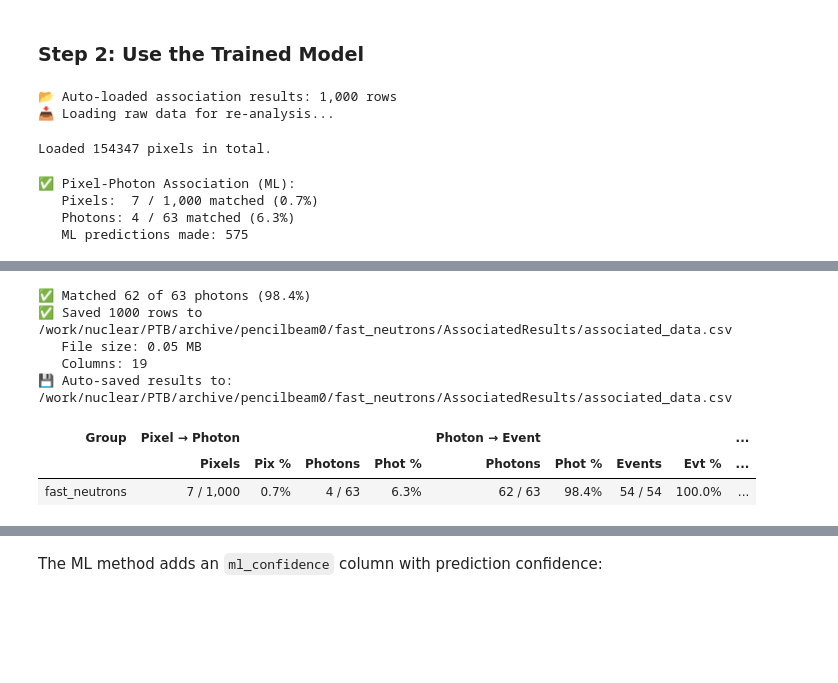
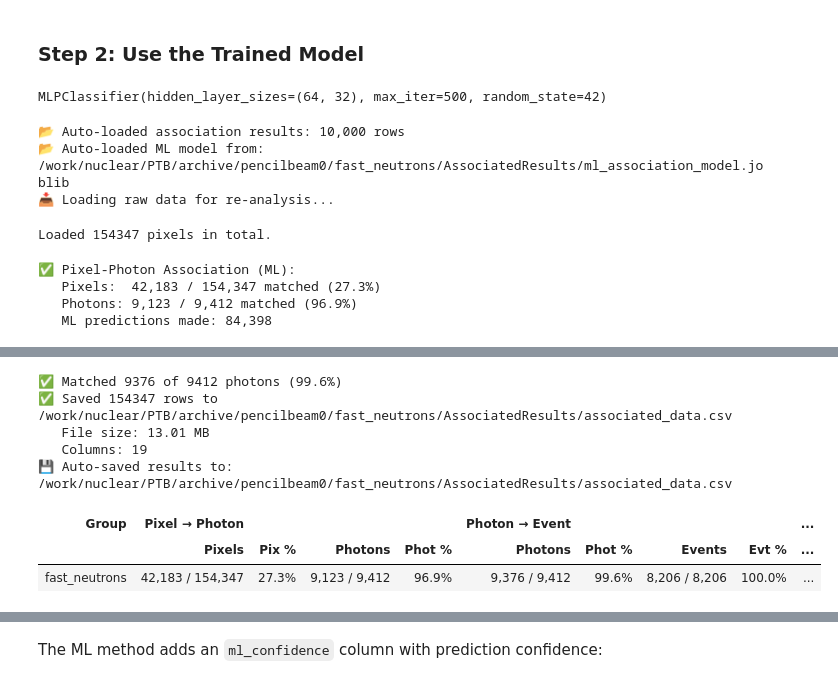
Before and after one commit to TsvikiHirsh/neutron_event_analyzer, a Jupyter notebook: notebooks/advanced_association_methods.ipynb, the cells around one changed output, grey strips where cells are left out. Drawn from its saved outputs; the diff is of its cells as text; code cells hidden in the pictures; blank space fills up the shorter version.

```diff
--- a/notebooks/advanced_association_methods.ipynb
+++ b/notebooks/advanced_association_methods.ipynb
@@ -153,15 +154,19 @@ Available model types:
 | `torch` | PyTorch Neural Network |
 # %% [markdown]
 ### Step 2: Use the Trained Model
+# %%
+model
+# %% [output]
+MLPClassifier(hidden_layer_sizes=(64, 32), max_iter=500, random_state=42)
 # %%
-assoc_ml = nea.Analyse(data_path, pixels=True, photons=True, events=True, limit=1000)
-assoc_ml._ml_association_model = model
+assoc_ml = nea.Analyse(data_path, pixels=True, photons=True, events=True)
 assoc_ml.associate(method='ml')
 # %% [output]
-📂 Auto-loaded association results: 1,000 rows
+📂 Auto-loaded association results: 10,000 rows
+📂 Auto-loaded ML model from: /work/nuclear/PTB/archive/pencilbeam0/fast_neutrons/AssociatedResults/ml_association_model.joblib
 📥 Loading raw data for re-analysis...
 Loaded 154347 pixels in total.
 ✅ Pixel-Photon Association (ML):
-   Pixels:  7 / 1,000 matched (0.7%)
-   Photons: 4 / 63 matched (6.3%)
-   ML predictions made: 575
+   Pixels:  42,183 / 154,347 matched (27.3%)
+   Photons: 9,123 / 9,412 matched (96.9%)
+   ML predictions made: 84,398
@@ -170,11 +175,11 @@ Loaded 154347 pixels in total.
-✅ Matched 62 of 63 photons (98.4%)
-✅ Saved 1000 rows to /work/nuclear/PTB/archive/pencilbeam0/fast_neutrons/AssociatedResults/associated_data.csv
-   File size: 0.05 MB
+✅ Matched 9376 of 9412 photons (99.6%)
+✅ Saved 154347 rows to /work/nuclear/PTB/archive/pencilbeam0/fast_neutrons/AssociatedResults/associated_data.csv
+   File size: 13.01 MB
    Columns: 19
 💾 Auto-saved results to: /work/nuclear/PTB/archive/pencilbeam0/fast_neutrons/AssociatedResults/associated_data.csv
 | Group | Pixel → Photon |  |  |  | Photon → Event |  |  |  | ... |
 |  | Pixels | Pix % | Photons | Phot % | Photons | Phot % | Events | Evt % | ... |
-| fast_neutrons | 7 / 1,000 | 0.7% | 4 / 63 | 6.3% | 62 / 63 | 98.4% | 54 / 54 | 100.0% | ... |
+| fast_neutrons | 42,183 / 154,347 | 27.3% | 9,123 / 9,412 | 96.9% | 9,376 / 9,412 | 99.6% | 8,206 / 8,206 | 100.0% | ... |
 # %%
 assoc_ml.associated_df.dropna()
 # %% [output]
```
Also changed, not shown: parts of 11 cells of this notebook, 1 other file.
